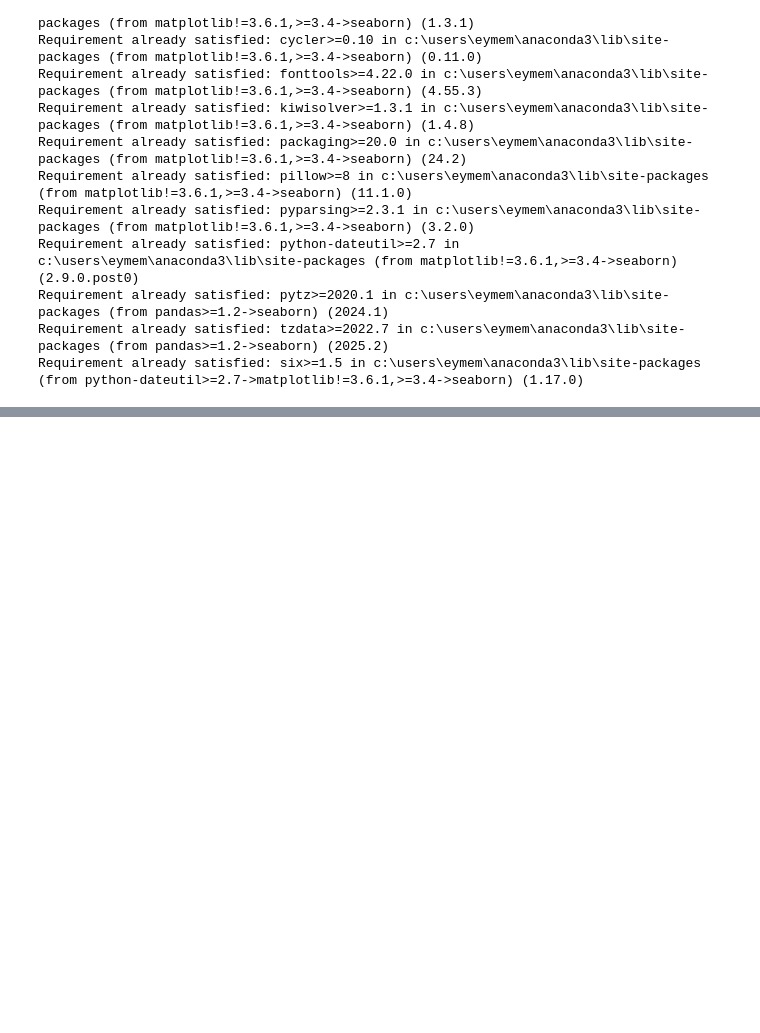
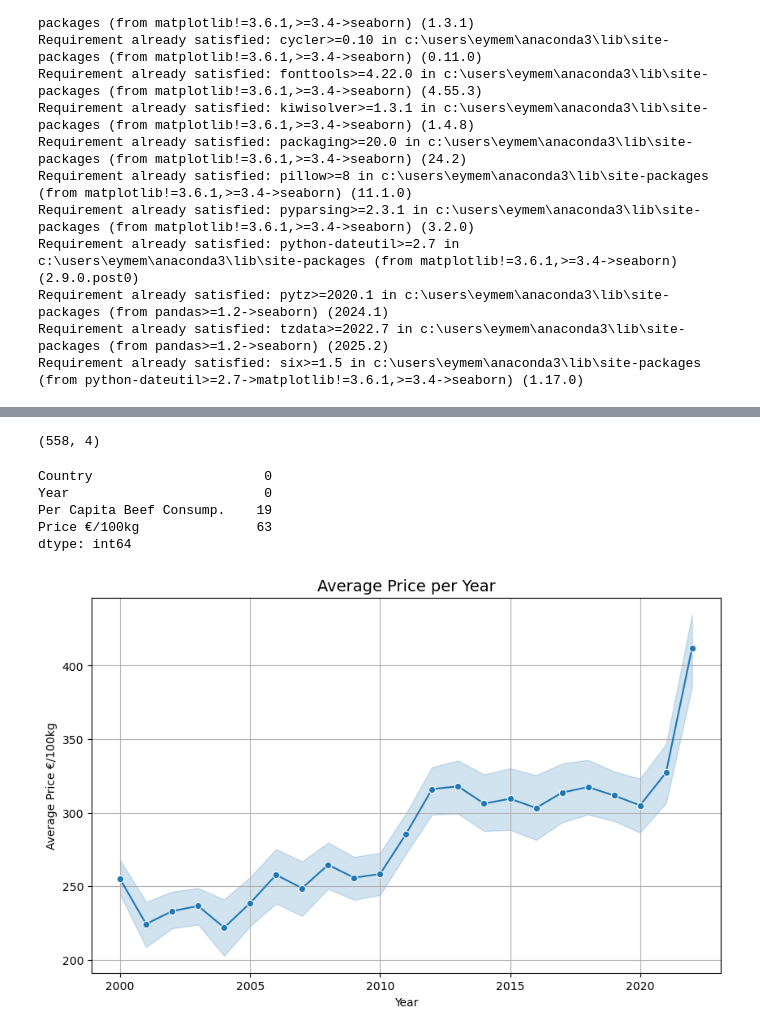
Before and after one commit to eymeklaus/Research-Study-for-Beef-Import-in-the-EU, a Jupyter notebook: Data Aggregation and Grouping.ipynb, the cells around one changed output, grey strips where cells are left out. Drawn from its saved outputs; the diff is of its cells as text; code cells hidden in the pictures; blank space fills up the shorter version.

```diff
--- a/Data Aggregation and Grouping.ipynb
+++ b/Data Aggregation and Grouping.ipynb
@@ -48,2 +32,2 @@ pd.merge(consumption, price_year, on='Country', how='outer')
 # %%
-consumption.merge(price_year, how = "outer")
+comparison= consumption.merge(price_year, how = "outer")
@@ -63,0 +177,30 @@ consumption.merge(price_year, how = "outer")
+# %%
+comparison.shape
+# %% [output]
+(558, 4)
+# %%
+comparison.isna().sum()
+# %% [output]
+Country                      0
+Year                         0
+Per Capita Beef Consump.    19
+Price €/100kg               63
+dtype: int64
+# %%
+plt.figure(figsize=(10,6))
+
+sns.lineplot(
+    data=comparison,
+    x='Year',
+    y='Price €/100kg',
+    marker='o'
+)
+
+plt.title('Average Price per Year', fontsize=14)
+plt.xlabel('Year')
+plt.ylabel('Average Price €/100kg')
+
+plt.grid(True)
+plt.show()
+# %% [output]
+[figure, added]
```
Also changed, not shown: parts of 15 cells of this notebook.
